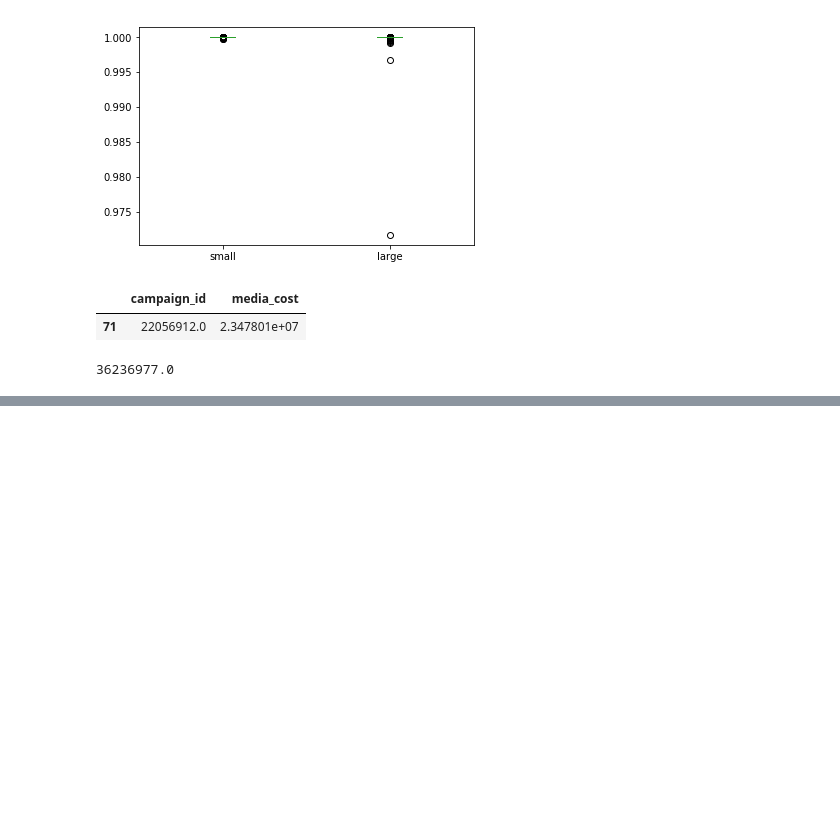
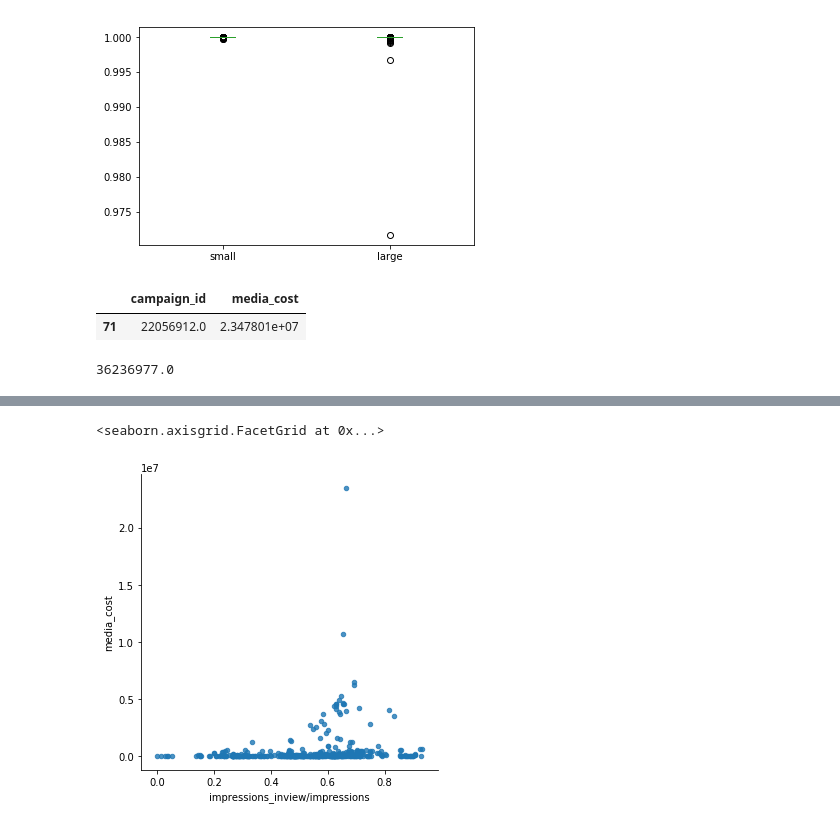
Before and after one commit to JalkapalloX/Data-Challenge-2, a Jupyter notebook: Stakeholder Analysis/Publisher_Analysis.ipynb, the cells around one changed output, grey strips where cells are left out. Cells and saved outputs as stored; diff of their text form; code cells hidden in the pictures; blank space fills up the shorter version.

```diff
--- a/Stakeholder Analysis/Publisher_Analysis.ipynb
+++ b/Stakeholder Analysis/Publisher_Analysis.ipynb
@@ -184,0 +206,16 @@ MannwhitneyuResult(statistic=5582.0, pvalue=7.229835561588264e-11)
+# %%
+# can impression inview influence media cost?
+
+re_diff = data[['impressions_inview/impressions','media_cost']]#, 'buyer_bid']]
+re_diff = re_diff[re_diff['impressions_inview/impressions'] != 0]
+
+
+# re_diff = re_diff.applymap(np.log2)
+
+x = re_diff["impressions_inview/impressions"]
+
+import seaborn as sns
+sns.lmplot(x="impressions_inview/impressions",y="media_cost",data=re_diff,fit_reg=False,size = 5,scatter_kws={'s':20})
+# %% [output]
+<seaborn.axisgrid.FacetGrid at 0x...>
+[figure, added]
```
Also changed, not shown: parts of 3 cells of this notebook.
